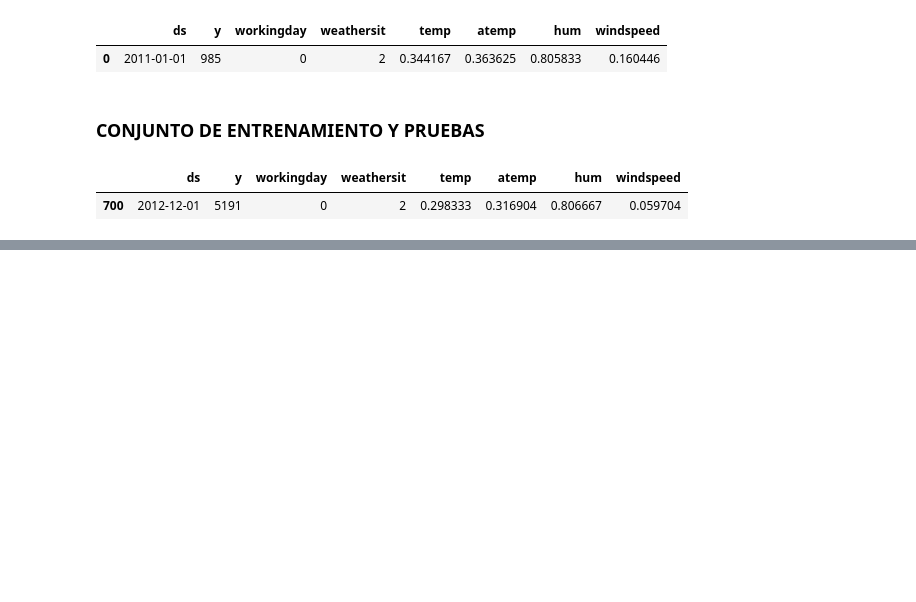
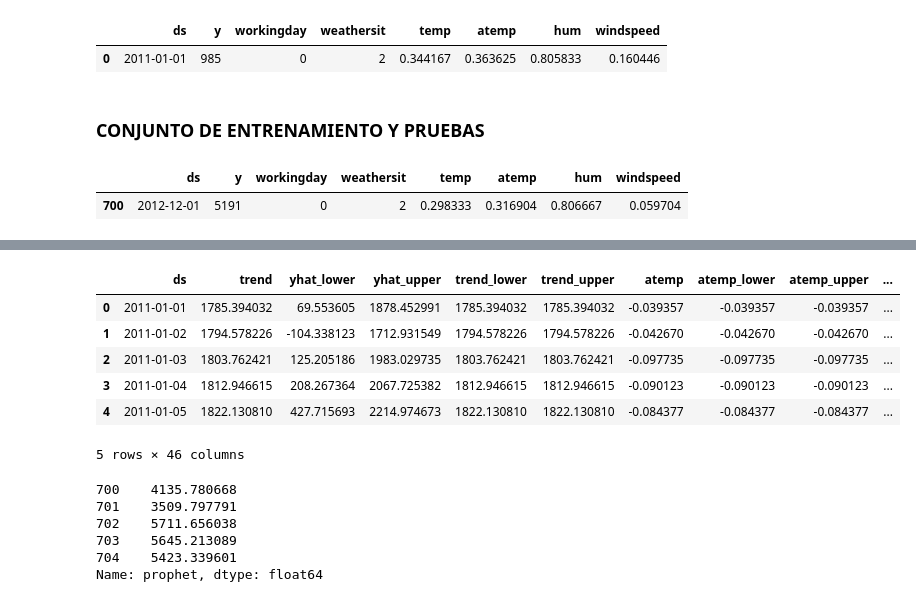
Before and after one commit to leomay282/Modelos-de-Pronosticos-Series-Temporales-Python, a Jupyter notebook: Facebook Prophet/Facebook_Prophet_template.ipynb, the cells around one changed output, grey strips where cells are left out. Cells and saved outputs as stored; diff of their text form; code cells hidden in the pictures; blank space fills up the shorter version.

```diff
--- a/Facebook Prophet/Facebook_Prophet_template.ipynb
+++ b/Facebook Prophet/Facebook_Prophet_template.ipynb
@@ -149,0 +163,23 @@ predictions_X.plot(legend = True)
+# %%
+# Forecast
+forecast = m.predict(future)
+forecast.head()
+# %% [output]
+|  | ds | trend | yhat_lower | yhat_upper | trend_lower | trend_upper | atemp | atemp_lower | atemp_upper | ... |
+| 0 | 2011-01-01 | 1785.394032 | 69.553605 | 1878.452991 | 1785.394032 | 1785.394032 | -0.039357 | -0.039357 | -0.039357 | ... |
+| 1 | 2011-01-02 | 1794.578226 | -104.338123 | 1712.931549 | 1794.578226 | 1794.578226 | -0.042670 | -0.042670 | -0.042670 | ... |
+| 2 | 2011-01-03 | 1803.762421 | 125.205186 | 1983.029735 | 1803.762421 | 1803.762421 | -0.097735 | -0.097735 | -0.097735 | ... |
+| 3 | 2011-01-04 | 1812.946615 | 208.267364 | 2067.725382 | 1812.946615 | 1812.946615 | -0.090123 | -0.090123 | -0.090123 | ... |
+| 4 | 2011-01-05 | 1822.130810 | 427.715693 | 2214.974673 | 1822.130810 | 1822.130810 | -0.084377 | -0.084377 | -0.084377 | ... |
+5 rows × 46 columns
+# %%
+# Predictions
+predictions_prophet = forecast.yhat[-test_days:].rename("prophet")
+predictions_prophet[:5]
+# %% [output]
+700    4135.780668
+701    3509.797791
+702    5711.656038
+703    5645.213089
+704    5423.339601
+Name: prophet, dtype: float64
```
Also changed, not shown: parts of 34 cells of this notebook, 1 other file.
